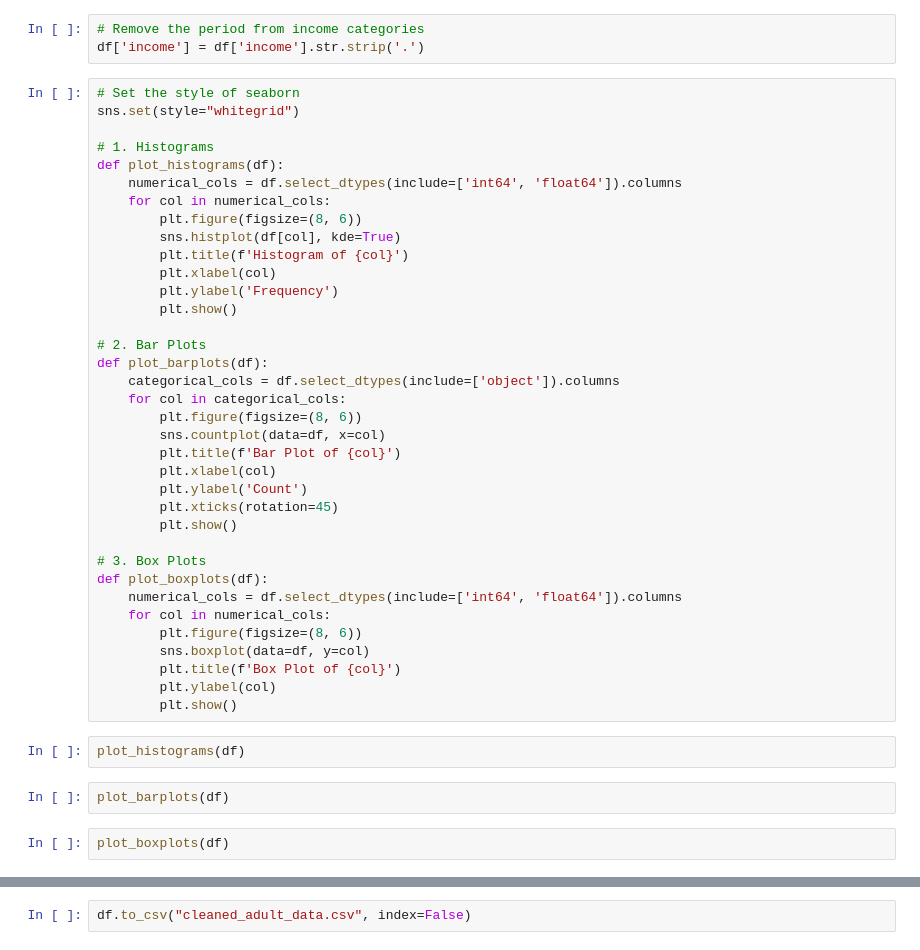
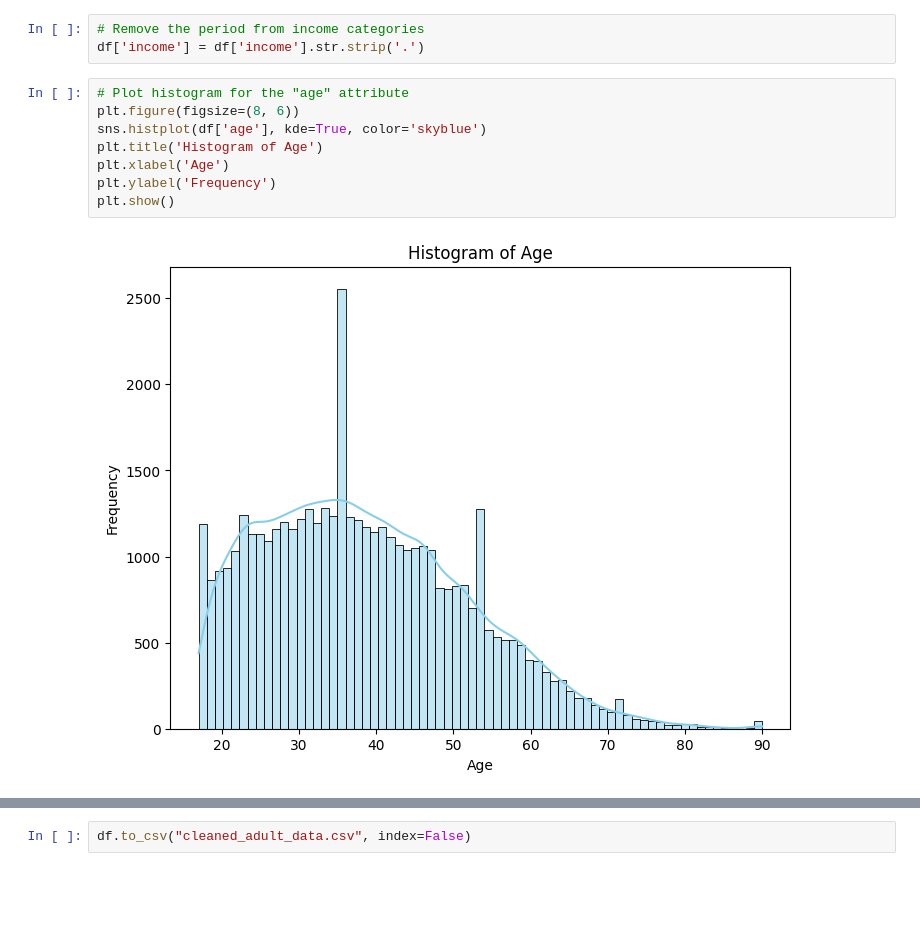
Before and after one commit to muhammadhrahmy/CM2604-CW, a Jupyter notebook: CM2604_CW.ipynb, the cells around one changed output, grey strips where cells are left out. Saved outputs shown, nothing was run; the diff lists cells and outputs as text; blank space fills up the shorter version.

```diff
--- a/CM2604_CW.ipynb
+++ b/CM2604_CW.ipynb
@@ -92,45 +93,13 @@ income: ['<=50K' '>50K']
 # %%
 # Remove the period from income categories
 df['income'] = df['income'].str.strip('.')
-# %%
-# Set the style of seaborn
-sns.set(style="whitegrid")
-
-# 1. Histograms
-def plot_histograms(df):
-    numerical_cols = df.select_dtypes(include=['int64', 'float64']).columns
-    for col in numerical_cols:
-        plt.figure(figsize=(8, 6))
-        sns.histplot(df[col], kde=True)
-        plt.title(f'Histogram of {col}')
-        plt.xlabel(col)
-        plt.ylabel('Frequency')
-        plt.show()
-
-# 2. Bar Plots
-def plot_barplots(df):
-    categorical_cols = df.select_dtypes(include=['object']).columns
-    for col in categorical_cols:
-        plt.figure(figsize=(8, 6))
-        sns.countplot(data=df, x=col)
-        plt.title(f'Bar Plot of {col}')
-        plt.xlabel(col)
-        plt.ylabel('Count')
-        plt.xticks(rotation=45)
-        plt.show()
-
-# 3. Box Plots
-def plot_boxplots(df):
-    numerical_cols = df.select_dtypes(include=['int64', 'float64']).columns
-    for col in numerical_cols:
-        plt.figure(figsize=(8, 6))
-        sns.boxplot(data=df, y=col)
-        plt.title(f'Box Plot of {col}')
-        plt.ylabel(col)
-        plt.show()
-# %%
-plot_histograms(df)
-# %%
-plot_barplots(df)
-# %%
-plot_boxplots(df)
+# %%
+# Plot histogram for the "age" attribute
+plt.figure(figsize=(8, 6))
+sns.histplot(df['age'], kde=True, color='skyblue')
+plt.title('Histogram of Age')
+plt.xlabel('Age')
+plt.ylabel('Frequency')
+plt.show()
+# %% [output]
+[figure, added]
```
Also changed, not shown: parts of 14 cells of this notebook.
